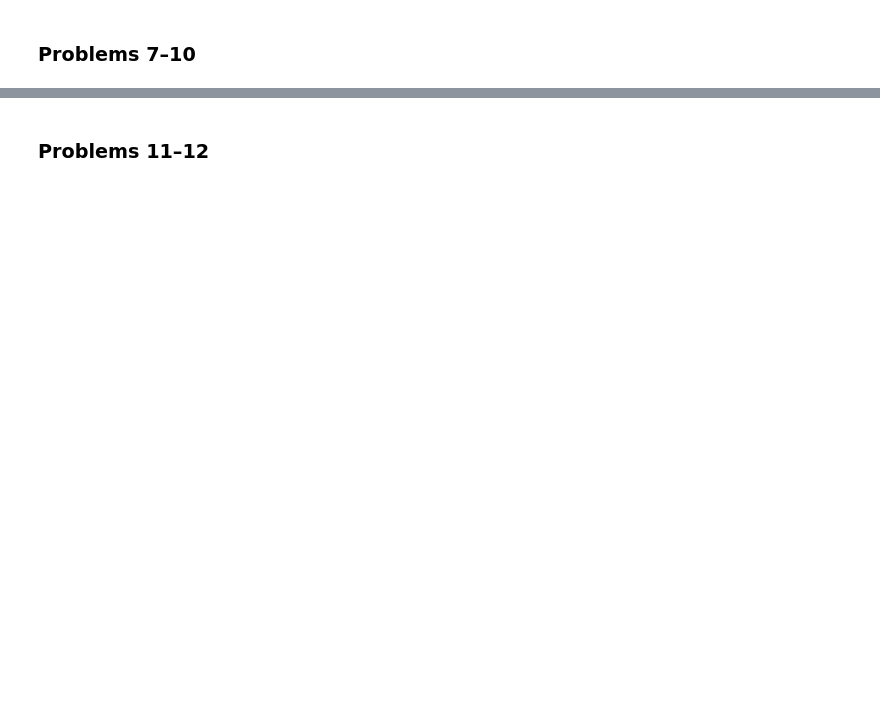
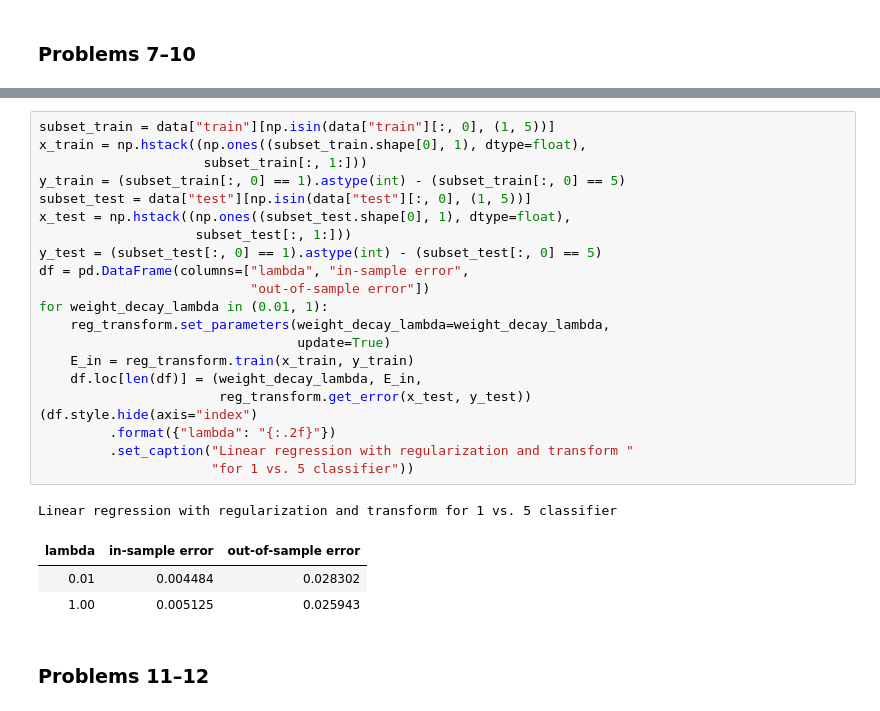
Before and after one commit to bbye98/cs156a, a Jupyter notebook: final/final.ipynb, the cells around one changed output, grey strips where cells are left out. Drawn from its saved outputs; the diff is of its cells as text; blank space fills up the shorter version.

```diff
--- a/final/final.ipynb
+++ b/final/final.ipynb
@@ -111,3 +97,29 @@ Linear regression with transform and regularization for 1 vs. 5 classifier:
+# %%
+subset_train = data["train"][np.isin(data["train"][:, 0], (1, 5))]
+x_train = np.hstack((np.ones((subset_train.shape[0], 1), dtype=float),
+                     subset_train[:, 1:]))
+y_train = (subset_train[:, 0] == 1).astype(int) - (subset_train[:, 0] == 5)
+subset_test = data["test"][np.isin(data["test"][:, 0], (1, 5))]
+x_test = np.hstack((np.ones((subset_test.shape[0], 1), dtype=float),
+                    subset_test[:, 1:]))
+y_test = (subset_test[:, 0] == 1).astype(int) - (subset_test[:, 0] == 5)
+df = pd.DataFrame(columns=["lambda", "in-sample error",
+                           "out-of-sample error"])
+for weight_decay_lambda in (0.01, 1):
+    reg_transform.set_parameters(weight_decay_lambda=weight_decay_lambda,
+                                 update=True)
+    E_in = reg_transform.train(x_train, y_train)
+    df.loc[len(df)] = (weight_decay_lambda, E_in,
+                       reg_transform.get_error(x_test, y_test))
+(df.style.hide(axis="index")
+         .format({"lambda": "{:.2f}"})
+         .set_caption("Linear regression with regularization and transform "
+                      "for 1 vs. 5 classifier"))
+# %% [output]
+Linear regression with regularization and transform for 1 vs. 5 classifier
+| lambda | in-sample error | out-of-sample error |
+| 0.01 | 0.004484 | 0.028302 |
+| 1.00 | 0.005125 | 0.025943 |
 # %% [markdown]
 ### Problems 11–12
 # %%
```
Also changed, not shown: parts of 11 cells of this notebook, 36 other files.
